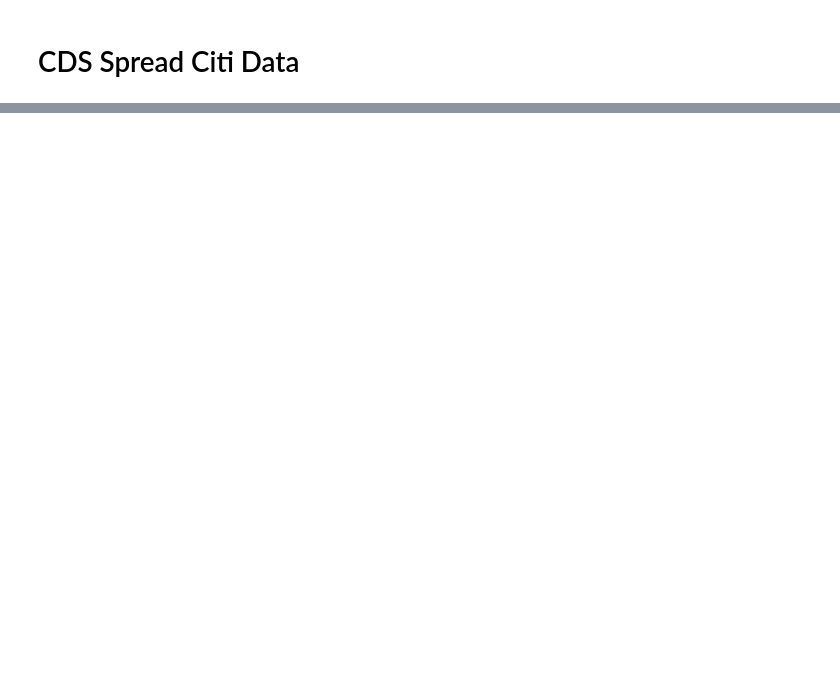
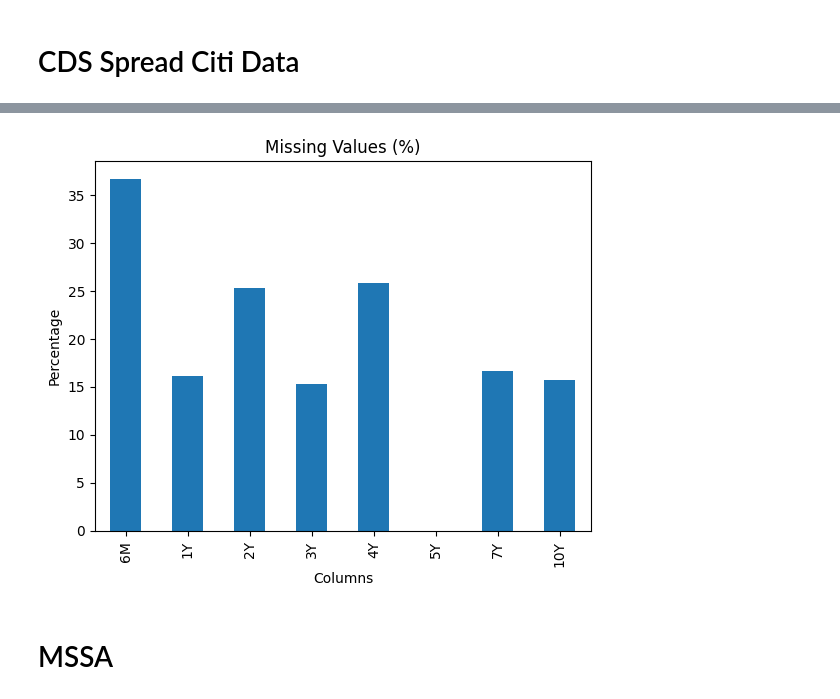
Before and after one commit to karandeeps18/Multivariate-Singular-Spectrum-Analysis, a Jupyter notebook: datavisualization.ipynb, the cells around one changed output, grey strips where cells are left out. Cells and saved outputs as stored; diff of their text form; code cells hidden in the pictures; blank space fills up the shorter version.

Commit message:
MSSA FOR CITI CREDIT SPREAD DATA FILLING

```diff
--- a/datavisualization.ipynb
+++ b/datavisualization.ipynb
@@ -124,0 +30,5 @@ First 5 rows of the reconstructed MSSA Matrix:
+# %%
+maturity_columns = ['6M', '1Y', '2Y', '3Y', '4Y', '5Y', '7Y', '10Y']
+df = df[maturity_columns]
+print("\nFirst 5 rows of CDS Spread data:")
+print(df.head())
@@ -124,0 +67,12 @@ First 5 rows of the reconstructed MSSA Matrix:
+# %%
+# plot the missing values as bar graph in %
+missing_percent = df.isnull().sum() / len(df) * 100
+missing_percent.plot(kind='bar')
+plt.title('Missing Values (%)')
+plt.xlabel('Columns')
+plt.ylabel('Percentage')
+plt.show()
+# %% [output]
+[figure, added]
+# %% [markdown]
+# MSSA
```
Also changed, not shown: parts of 31 cells of this notebook, 1 other file.
